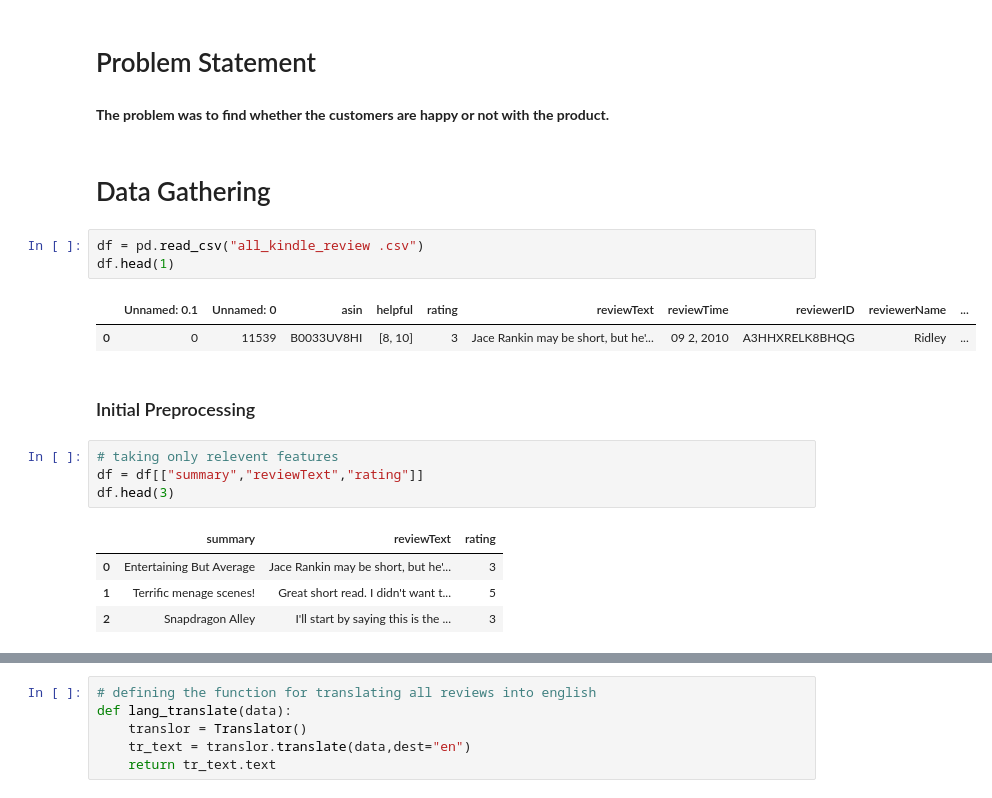
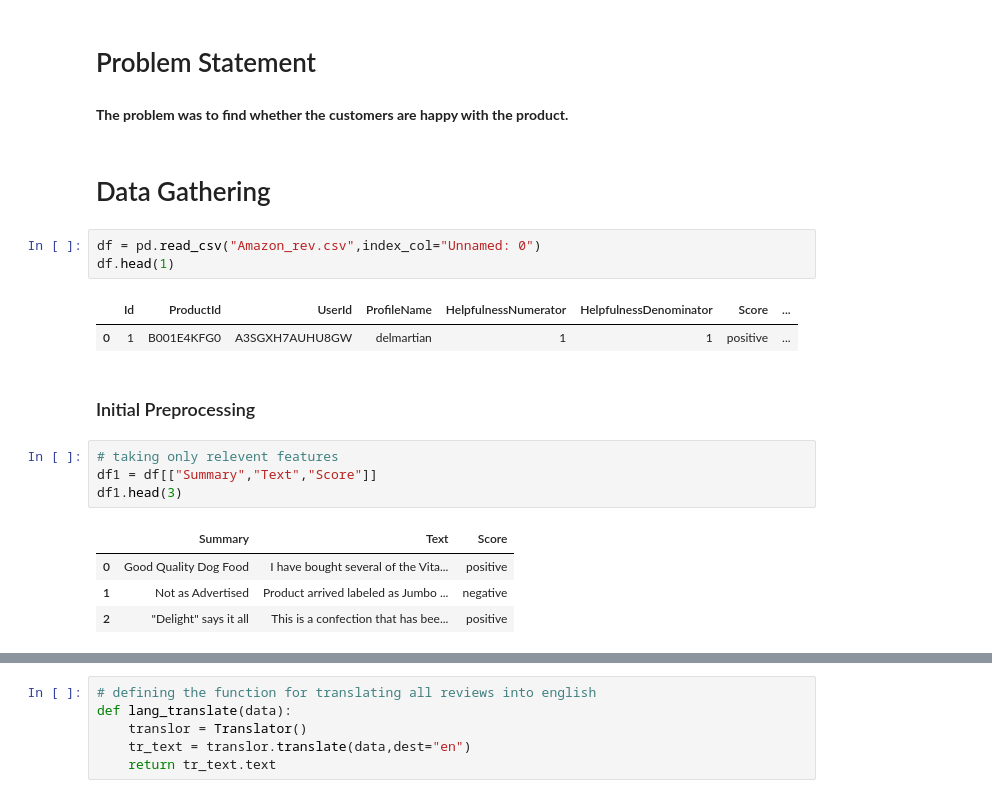
Before and after one commit to sshaumil1/Product_Review_Sentiment_Analysis, a Jupyter notebook: Sentiment_Analysis.ipynb, the cells around one changed output, grey strips where cells are left out. Drawn from its saved outputs; the diff is of its cells as text.

```diff
--- a/Sentiment_Analysis.ipynb
+++ b/Sentiment_Analysis.ipynb
@@ -35,23 +67,23 @@ from sklearn.metrics import accuracy_score, classification_report
 # %% [markdown]
 # Problem Statement
 # %% [markdown]
-**The problem was to find whether the customers are happy or not with the product.**
+**The problem was to find whether the customers are happy with the product.**
 # %% [markdown]
 # Data Gathering
 # %%
-df = pd.read_csv("all_kindle_review .csv")
+df = pd.read_csv("Amazon_rev.csv",index_col="Unnamed: 0")
 df.head(1)
 # %% [output]
-|  | Unnamed: 0.1 | Unnamed: 0 | asin | helpful | rating | reviewText | reviewTime | reviewerID | reviewerName | ... |
-| 0 | 0 | 11539 | B0033UV8HI | [8, 10] | 3 | Jace Rankin may be short, but he'... | 09 2, 2010 | A3HHXRELK8BHQG | Ridley | ... |
+|  | Id | ProductId | UserId | ProfileName | HelpfulnessNumerator | HelpfulnessDenominator | Score | ... |
+| 0 | 1 | B001E4KFG0 | A3SGXH7AUHU8GW | delmartian | 1 | 1 | positive | ... |
 # %% [markdown]
 ### Initial Preprocessing
 # %%
 # taking only relevent features
-df = df[["summary","reviewText","rating"]]
-df.head(3)
+df1 = df[["Summary","Text","Score"]]
+df1.head(3)
 # %% [output]
-|  | summary | reviewText | rating |
-| 0 | Entertaining But Average | Jace Rankin may be short, but he'... | 3 |
-| 1 | Terrific menage scenes! | Great short read. I didn't want t... | 5 |
-| 2 | Snapdragon Alley | I'll start by saying this is the ... | 3 |
+|  | Summary | Text | Score |
+| 0 | Good Quality Dog Food | I have bought several of the Vita... | positive |
+| 1 | Not as Advertised | Product arrived labeled as Jumbo ... | negative |
+| 2 | "Delight" says it all | This is a confection that has bee... | positive |
```
Also changed, not shown: parts of 78 cells of this notebook, 3 other files.
